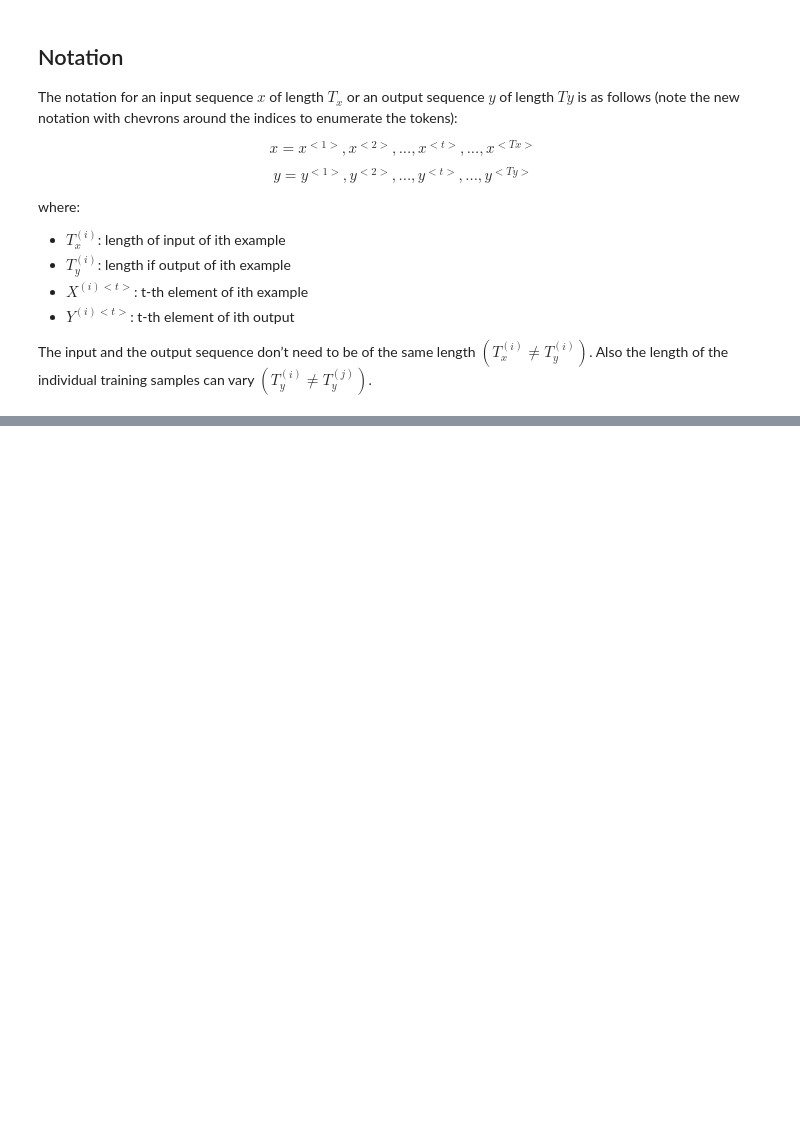
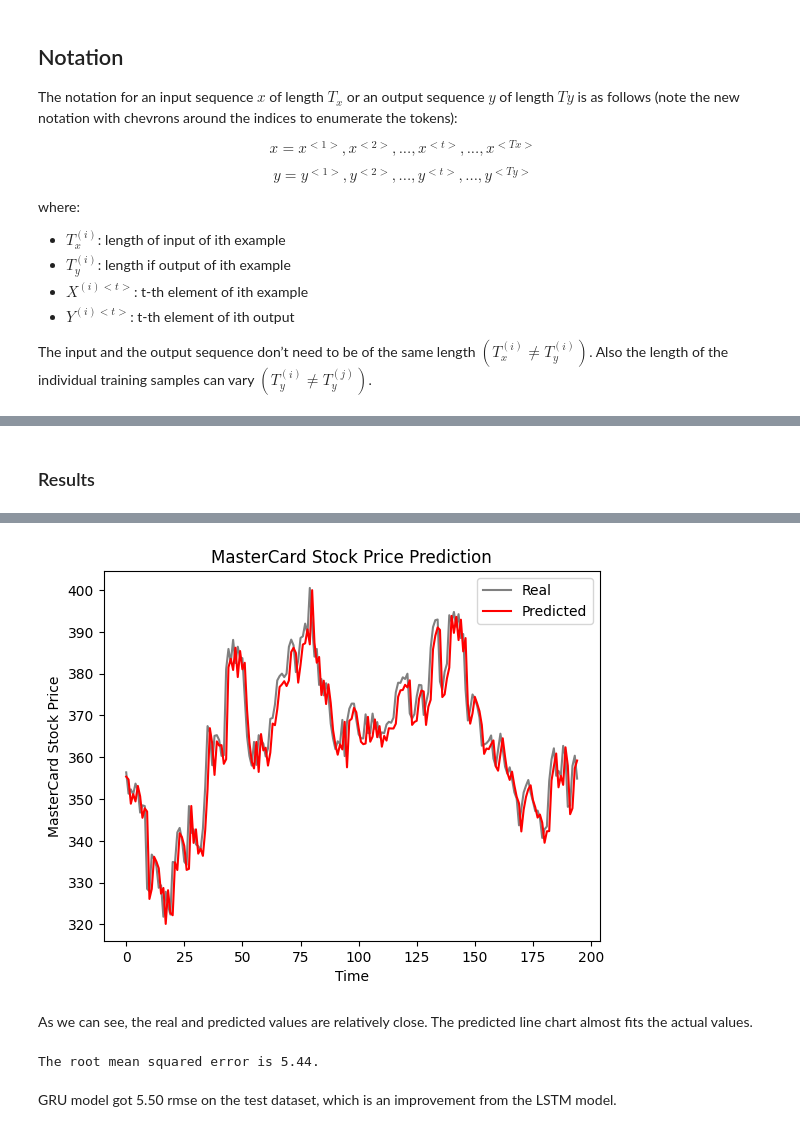
Before and after one commit to HaithamIsmail/ai-bootcamp-notebooks, a Jupyter notebook: lesson 14 - RNNs/RecurrentNeuralNetworks.ipynb, the cells around one changed output, grey strips where cells are left out. Cells and saved outputs as stored; diff of their text form; code cells hidden in the pictures; blank space fills up the shorter version.

```diff
--- a/lesson 14 - RNNs/RecurrentNeuralNetworks.ipynb
+++ b/lesson 14 - RNNs/RecurrentNeuralNetworks.ipynb
@@ -218,0 +482,8 @@ Deep-RNN can become computationally very expensive quickly, therefore they usual
+# %%
+model_gru = Sequential()
+model_gru.add(GRU(128, activation="tanh", input_shape=(n_steps, features)))
+model_gru.add(Dense(1))
+# Compiling the RNN
+model_gru.compile(optimizer="RMSprop", loss="mse")
+
+model_gru.summary()
@@ -218,0 +504,2 @@ Deep-RNN can become computationally very expensive quickly, therefore they usual
+# %%
+model_gru.fit(X_train, y_train, epochs=50, batch_size=32)
@@ -218,0 +525,7 @@ Deep-RNN can become computationally very expensive quickly, therefore they usual
+# %% [markdown]
+### Results
+# %%
+GRU_predicted_stock_price = model_gru.predict(X_test)
+GRU_predicted_stock_price = sc.inverse_transform(GRU_predicted_stock_price)
+plot_predictions(test_set, GRU_predicted_stock_price)
+# %% [output]
@@ -218,0 +533,9 @@ Deep-RNN can become computationally very expensive quickly, therefore they usual
+[figure, added]
+# %% [markdown]
+As we can see, the real and predicted values are relatively close. The predicted line chart almost fits the actual values.
+# %%
+return_rmse(test_set,GRU_predicted_stock_price)
+# %% [output]
+The root mean squared error is 5.44.
+# %% [markdown]
+GRU model got 5.50 rmse on the test dataset, which is an improvement from the LSTM model.
```
Also changed, not shown: parts of 34 cells of this notebook, 51 other files.
